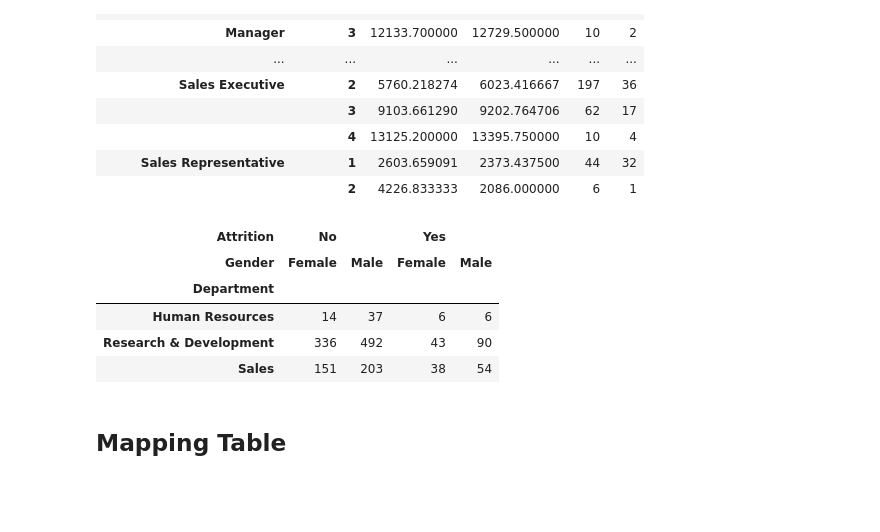
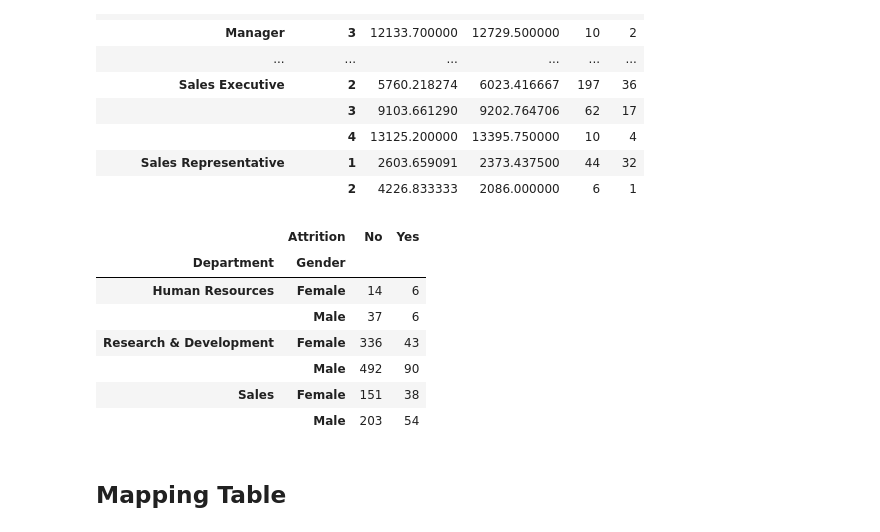
Before and after one commit to ErickVisone/DataScience, a Jupyter notebook: datascience/IBM.ipynb, the cells around one changed output. Saved outputs shown, nothing was run; the diff lists cells and outputs as text; code cells hidden in the pictures; blank space fills up the shorter version.

```diff
--- a/datascience/IBM.ipynb
+++ b/datascience/IBM.ipynb
@@ -565,16 +565,18 @@ df.pivot_table(
 # %%
 df.pivot_table(
     index=["Department","Gender"],
     columns="Attrition",
     aggfunc="size"
-).unstack("Gender")
+)#.unstack("Gender")
 # %% [output]
-| Attrition | No |  | Yes |  |
-| Gender | Female | Male | Female | Male |
-| Department |  |  |  |  |
-| Human Resources | 14 | 37 | 6 | 6 |
-| Research & Development | 336 | 492 | 43 | 90 |
-| Sales | 151 | 203 | 38 | 54 |
+|  | Attrition | No | Yes |
+| Department | Gender |  |  |
+| Human Resources | Female | 14 | 6 |
+|  | Male | 37 | 6 |
+| Research & Development | Female | 336 | 43 |
+|  | Male | 492 | 90 |
+| Sales | Female | 151 | 38 |
+|  | Male | 203 | 54 |
 # %% [markdown]
 ## Mapping Table
 # %%
```
Also changed, not shown: 1 other file.
